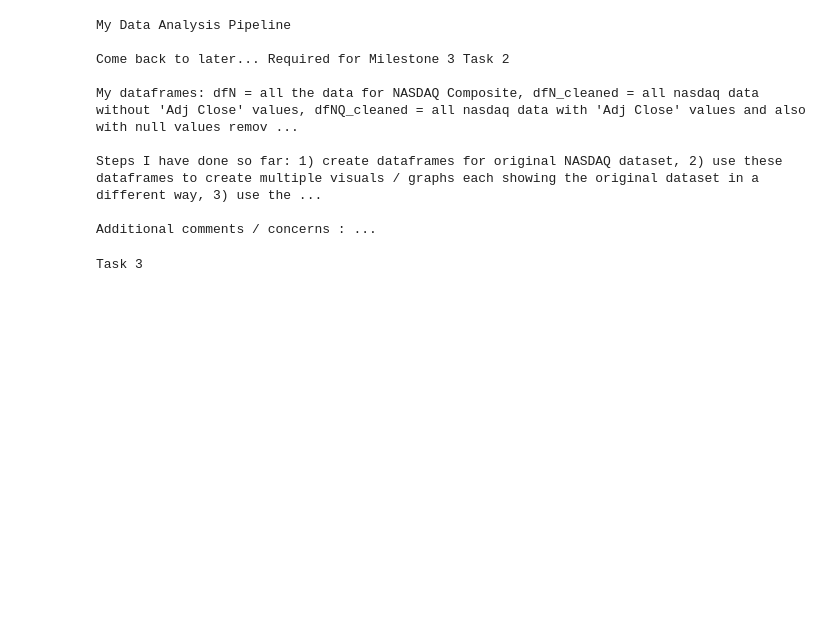
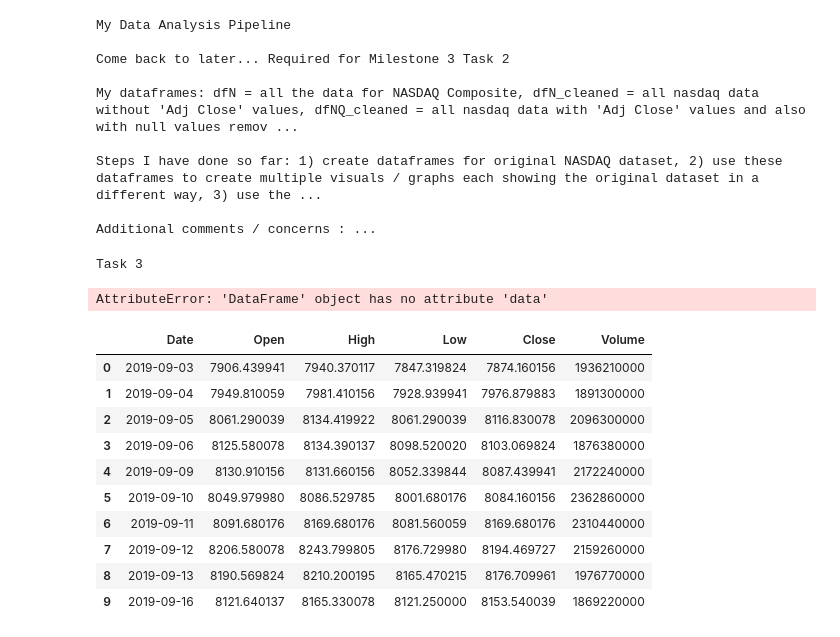
Before and after one commit to data301-2021-winter1/project-group67-project, a Jupyter notebook: notebooks/analysis2.ipynb, the cells around one changed output. Saved outputs shown, nothing was run; the diff lists cells and outputs as text; code cells hidden in the pictures; blank space fills up the shorter version.

```diff
--- a/notebooks/analysis2.ipynb
+++ b/notebooks/analysis2.ipynb
@@ -165,3 +165,40 @@ Additional comments / concerns : ...
 print("Task 3")
 # %% [output]
 Task 3
+# %%
+df = (
+    pd.DataFrame(data.data,columns=data.feature_names)
+    .rename(columns={"color_intensity": "ci"})
+    .assign(color_filter=lambda x: np.where((x.hue > 1) & (x.ci > 7), 1, 0))
+    .loc[lambda x: x['alcohol']>14]
+    .sort_values("alcohol", ascending=False)
+    .reset_index(drop=True)
+    .loc[:, ["alcohol", "ci", "hue"]]
+)
+# %% [output]
+AttributeError: 'DataFrame' object has no attribute 'data'
+# %%
+nas = pd.read_csv("https://query1.finance.yahoo.com/v7/finance/download/%5EIXIC?period1=1567296000&period2=1630454400&interval=1d&events=history&includeAdjustedClose=true")
+
+#nas.head()
+
+##df = (nas.nunique(axis=0).drop(['Adj Close']))
+
+##df.head()
+
+
+df = (nas.copy().drop(['Adj Close'], axis=1).dropna(axis=0))
+
+df.head(10)
+# %% [output]
+|  | Date | Open | High | Low | Close | Volume |
+| 0 | 2019-09-03 | 7906.439941 | 7940.370117 | 7847.319824 | 7874.160156 | 1936210000 |
+| 1 | 2019-09-04 | 7949.810059 | 7981.410156 | 7928.939941 | 7976.879883 | 1891300000 |
+| 2 | 2019-09-05 | 8061.290039 | 8134.419922 | 8061.290039 | 8116.830078 | 2096300000 |
+| 3 | 2019-09-06 | 8125.580078 | 8134.390137 | 8098.520020 | 8103.069824 | 1876380000 |
+| 4 | 2019-09-09 | 8130.910156 | 8131.660156 | 8052.339844 | 8087.439941 | 2172240000 |
+| 5 | 2019-09-10 | 8049.979980 | 8086.529785 | 8001.680176 | 8084.160156 | 2362860000 |
+| 6 | 2019-09-11 | 8091.680176 | 8169.680176 | 8081.560059 | 8169.680176 | 2310440000 |
+| 7 | 2019-09-12 | 8206.580078 | 8243.799805 | 8176.729980 | 8194.469727 | 2159260000 |
+| 8 | 2019-09-13 | 8190.569824 | 8210.200195 | 8165.470215 | 8176.709961 | 1976770000 |
+| 9 | 2019-09-16 | 8121.640137 | 8165.330078 | 8121.250000 | 8153.540039 | 1869220000 |
```
